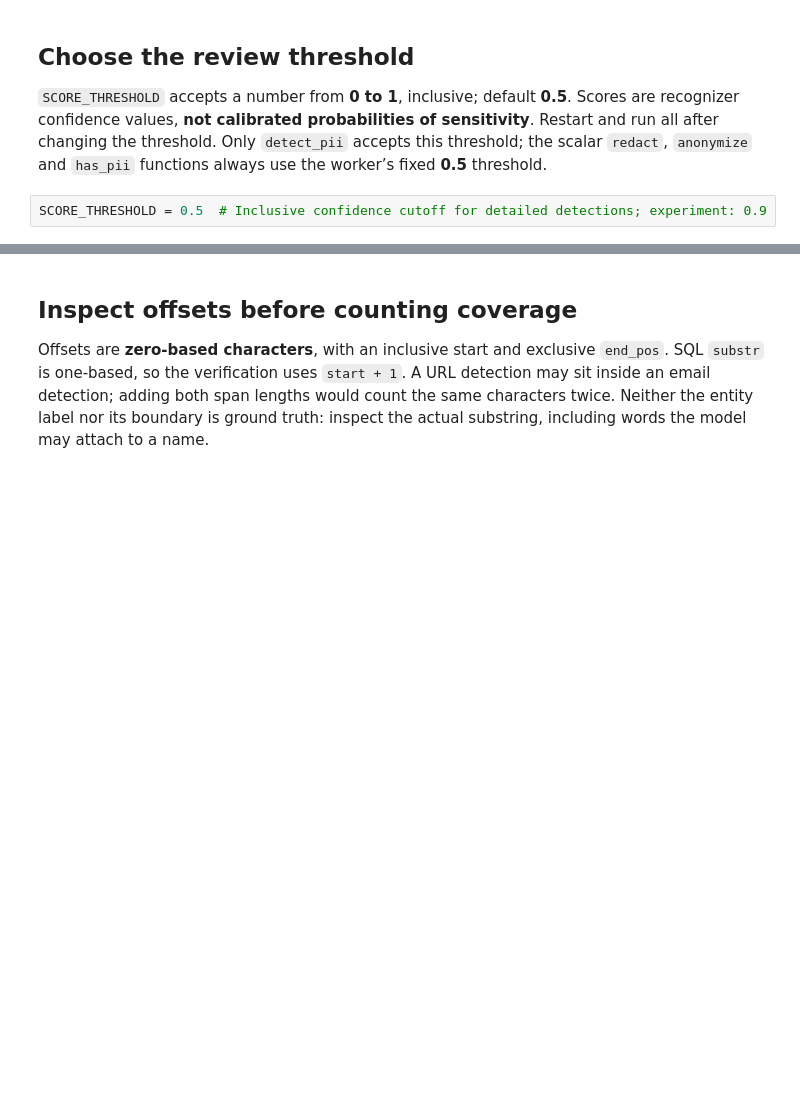
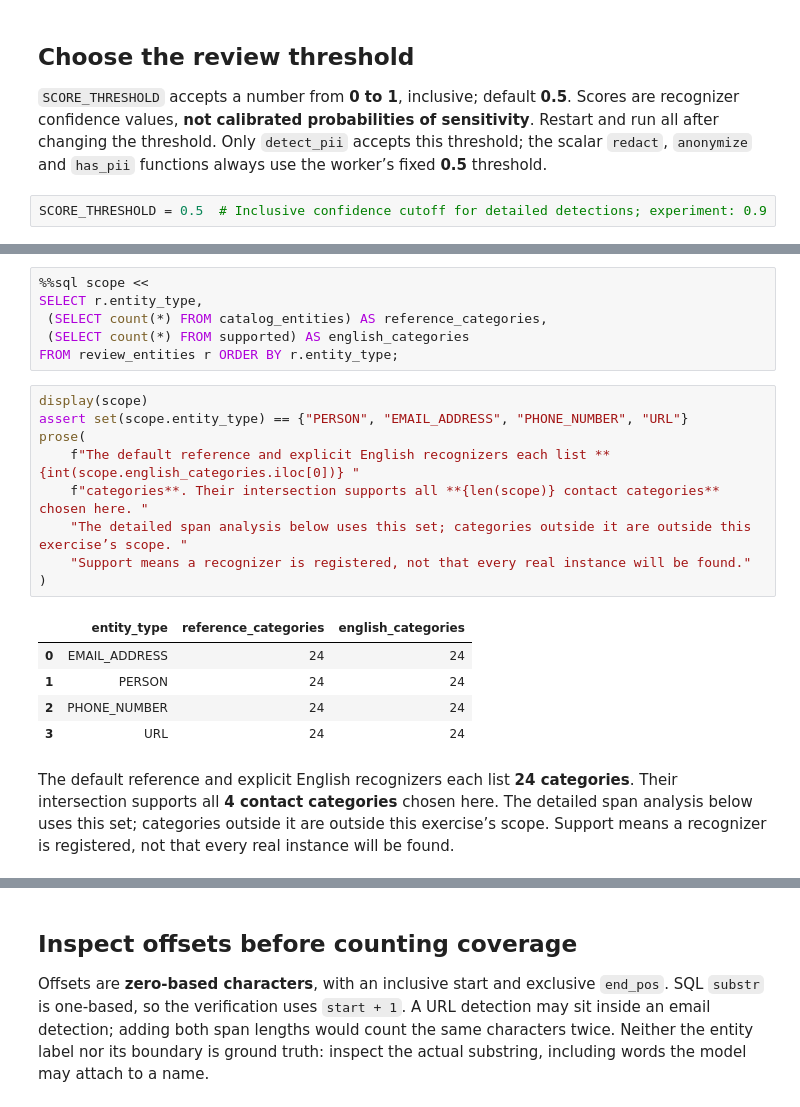
Before and after one commit to Query-farm/vgi-pii, a Jupyter notebook: notebooks/01_thresholds_spans_and_redaction.ipynb, the cells around one changed output, grey strips where cells are left out. Saved outputs shown, nothing was run; the diff lists cells and outputs as text; blank space fills up the shorter version.

```diff
--- a/notebooks/01_thresholds_spans_and_redaction.ipynb
+++ b/notebooks/01_thresholds_spans_and_redaction.ipynb
@@ -67,2 +62,24 @@ SELECT input_kind,body,pii.main.has_pii(body) AS has_detection,
 # %% [output]
 |  | Count |
+# %%
+%%sql scope <<
+SELECT r.entity_type,
+ (SELECT count(*) FROM catalog_entities) AS reference_categories,
+ (SELECT count(*) FROM supported) AS english_categories
+FROM review_entities r ORDER BY r.entity_type;
+# %%
+display(scope)
+assert set(scope.entity_type) == {"PERSON", "EMAIL_ADDRESS", "PHONE_NUMBER", "URL"}
+prose(
+    f"The default reference and explicit English recognizers each list **{int(scope.english_categories.iloc[0])} "
+    f"categories**. Their intersection supports all **{len(scope)} contact categories** chosen here. "
+    "The detailed span analysis below uses this set; categories outside it are outside this exercise’s scope. "
+    "Support means a recognizer is registered, not that every real instance will be found."
+)
+# %% [output]
+|  | entity_type | reference_categories | english_categories |
+| 0 | EMAIL_ADDRESS | 24 | 24 |
+| 1 | PERSON | 24 | 24 |
+| 2 | PHONE_NUMBER | 24 | 24 |
+| 3 | URL | 24 | 24 |
+The default reference and explicit English recognizers each list **24 categories**. Their intersection supports all **4 contact categories** chosen here. The detailed span analysis below uses this set; categories outside it are outside this exercise’s scope. Support means a recognizer is registered, not that every real instance will be found.
```
Also changed, not shown: parts of 16 cells of this notebook, 13 other files.
